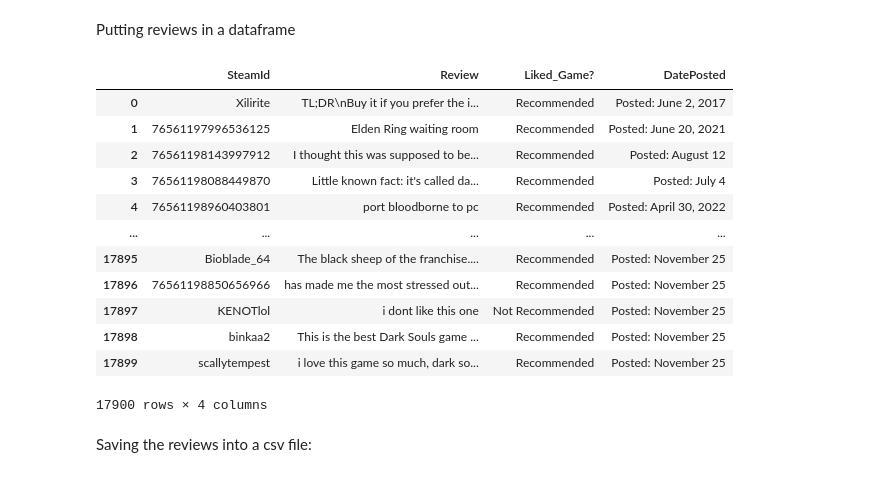
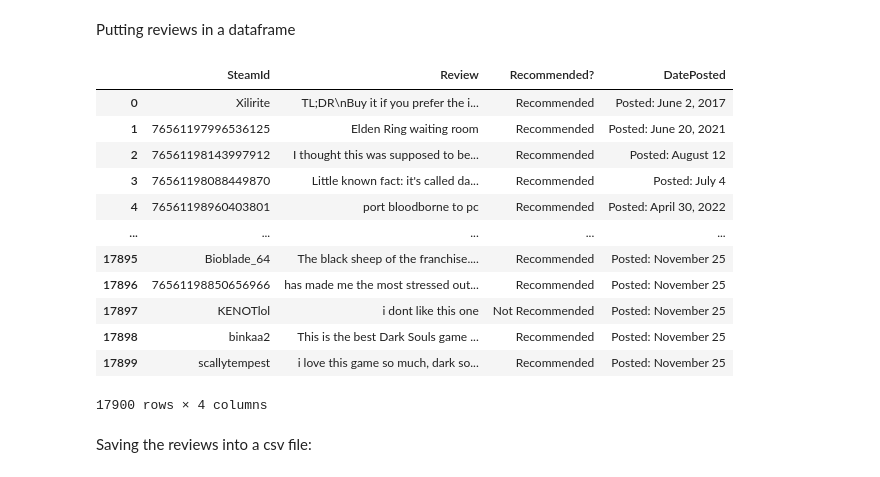
Before and after one commit to BrandonDioneda/Dark-Souls-2-Reviews, a Jupyter notebook: steam-review-scraper.ipynb, the cells around one changed output. Cells and saved outputs as stored; diff of their text form; code cells hidden in the pictures.

```diff
--- a/steam-review-scraper.ipynb
+++ b/steam-review-scraper.ipynb
@@ -102,10 +104,10 @@ Putting reviews in a dataframe
 import pandas as pd
 # %%
 reviews = pd.DataFrame(reviews)
-reviews.columns = ['SteamId', 'Review', 'Liked_Game?', 'DatePosted']
+reviews.columns = ['SteamId', 'Review', 'Recommended?', 'DatePosted']
 reviews
 # %% [output]
-|  | SteamId | Review | Liked_Game? | DatePosted |
+|  | SteamId | Review | Recommended? | DatePosted |
 | 0 | Xilirite | TL;DR\nBuy it if you prefer the i... | Recommended | Posted: June 2, 2017 |
 | 1 | 76561197996536125 | Elden Ring waiting room | Recommended | Posted: June 20, 2021 |
 | 2 | 76561198143997912 | I thought this was supposed to be... | Recommended | Posted: August 12 |
```
Also changed, not shown: parts of 1 cell of this notebook, 7 other files.
